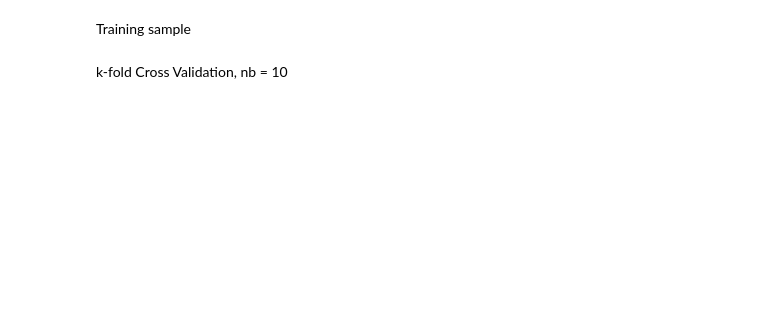
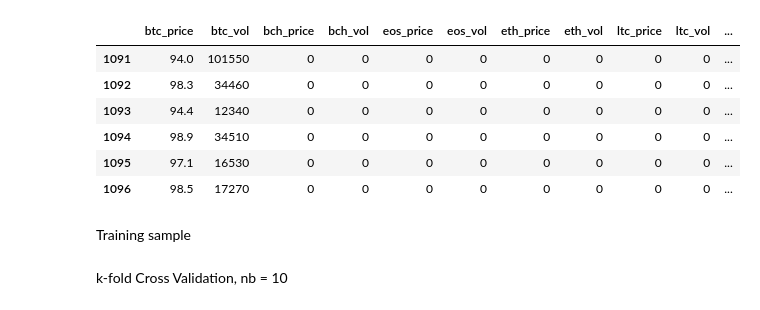
Before and after one commit to imadmoussa1/ds_btc_price, a Jupyter notebook: notebooks/lasso_k_fold_cv.ipynb, the cells around one changed output. Saved outputs shown, nothing was run; the diff lists cells and outputs as text; code cells hidden in the pictures; blank space fills up the shorter version.

```diff
--- a/notebooks/lasso_k_fold_cv.ipynb
+++ b/notebooks/lasso_k_fold_cv.ipynb
@@ -7,3 +10,13 @@ coin_data_test <-read.csv("../imp_coin_test.csv")[-c(1,2,4,5,6,8)]
+# %%
+head(coin_data)
+# %% [output]
+|  | btc_price | btc_vol | bch_price | bch_vol | eos_price | eos_vol | eth_price | eth_vol | ltc_price | ltc_vol | ... |
+| 1091 | 94.0 | 101550 | 0 | 0 | 0 | 0 | 0 | 0 | 0 | 0 | ... |
+| 1092 | 98.3 | 34460 | 0 | 0 | 0 | 0 | 0 | 0 | 0 | 0 | ... |
+| 1093 | 94.4 | 12340 | 0 | 0 | 0 | 0 | 0 | 0 | 0 | 0 | ... |
+| 1094 | 98.9 | 34510 | 0 | 0 | 0 | 0 | 0 | 0 | 0 | 0 | ... |
+| 1095 | 97.1 | 16530 | 0 | 0 | 0 | 0 | 0 | 0 | 0 | 0 | ... |
+| 1096 | 98.5 | 17270 | 0 | 0 | 0 | 0 | 0 | 0 | 0 | 0 | ... |
 # %% [markdown]
 Training sample
 # %%
```
Also changed, not shown: parts of 13 cells of this notebook, 2 other files.
